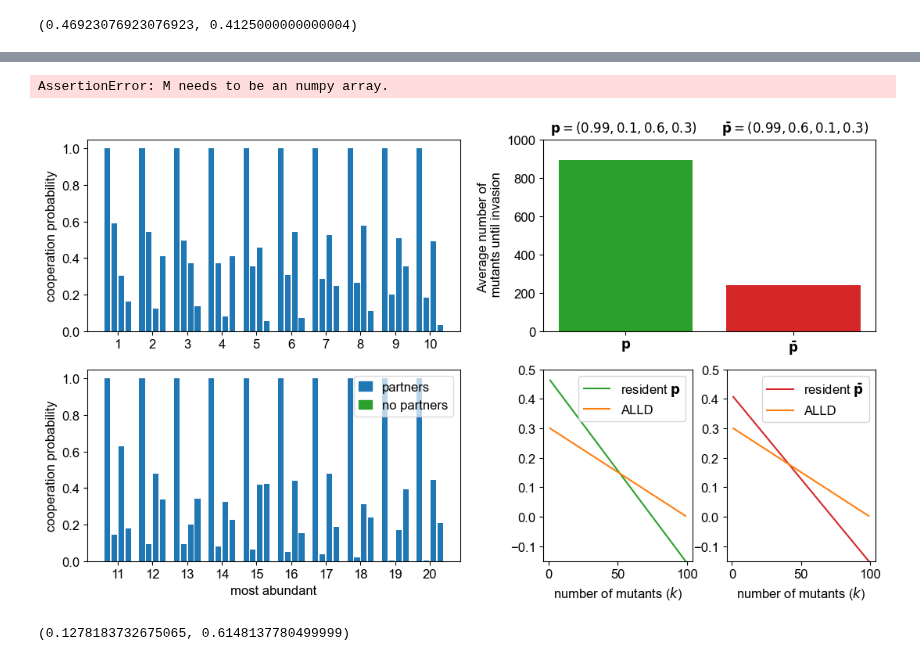
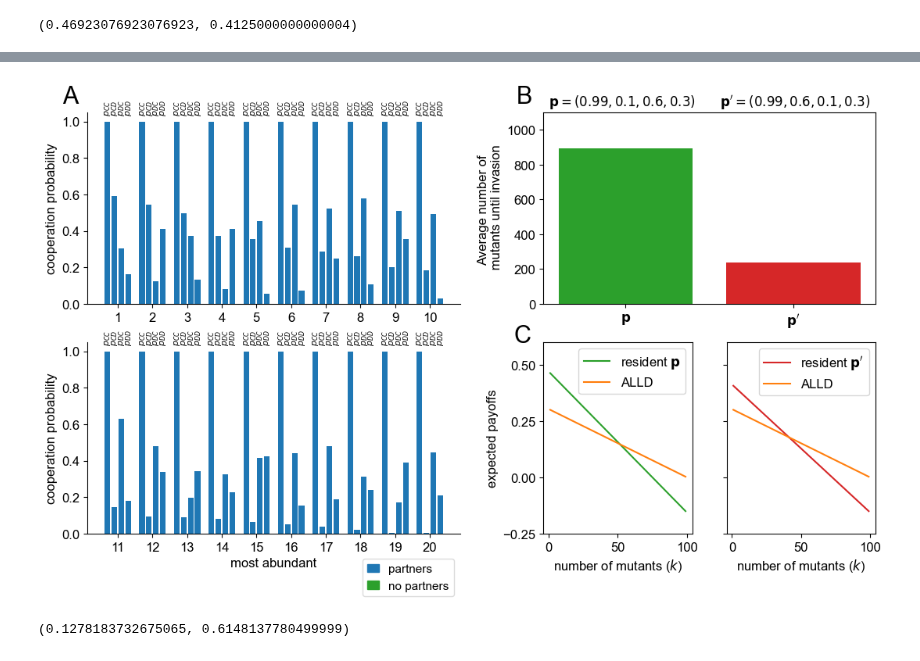
Before and after one commit to Nikoleta-v3/conditional-cooperation-with-longer-memory, a Jupyter notebook: notebooks/Looking into Fig 3.ipynb, the cells around one changed output, grey strips where cells are left out. Drawn from its saved outputs; the diff is of its cells as text; code cells hidden in the pictures.

```diff
--- a/notebooks/Looking into Fig 3.ipynb
+++ b/notebooks/Looking into Fig 3.ipynb
@@ -721,9 +719,7 @@ Sx = np.array([b - c, -c, b, 0])
 
 Sy = np.array([b - c, b, -c, 0])
 # %%
-match_payoffs(resident1 * 2, resident1 * 2, Sx, Sy, memory=2)
+# match_payoffs(resident1 * 2, resident1 * 2, Sx, Sy, memory=2)
-# %% [output]
-AssertionError: M needs to be an numpy array.
 # %%
 payoffsR = []; payoffsM = []
 
@@ -763,6 +759,12 @@ for i, row in top_two_coop.iterrows():
                        row['p_3'],
                        row['p_4']], color=c)
 
+
+        axes["A"].text(j + 0 - .6, row['p_1'] + .05, "$p_{CC}$", fontsize=8, rotation=90)
+        axes["A"].text(j + 1 - .6, row['p_1'] + .05, "$p_{CD}$", fontsize=8, rotation=90)
+        axes["A"].text(j + 2 - .6, row['p_1'] + .05, "$p_{DC}$", fontsize=8, rotation=90)
+        axes["A"].text(j + 3 - .6, row['p_1'] + .05, "$p_{DD}$", fontsize=8, rotation=90)
+
     if i == 10:
         j = 0
     if i >= 10:
@@ -770,61 +772,87 @@ for i, row in top_two_coop.iterrows():
         axes["B"].bar([j + 0, j + 1, j + 2, j + 3],
                       [row['p_1'], row['p_2'], row['p_3'], row['p_4']], color=c)
 
+        axes["B"].text(j + 0 - .6, row['p_1'] + .05, "$p_{CC}$", fontsize=8, rotation=90)
+        axes["B"].text(j + 1 - .6, row['p_1'] + .05, "$p_{CD}$", fontsize=8, rotation=90)
+        axes["B"].text(j + 2 - .6, row['p_1'] + .05, "$p_{DC}$", fontsize=8, rotation=90)
+        axes["B"].text(j + 3 - .6, row['p_1'] + .05, "$p_{DD}$", fontsize=8, rotation=90)
+
+
     j += 5
+
+
+axes["A"].text(-6.5, 1.1, "A", fontsize=22
+)
+
+
+axes["A"].spines[['right', 'top']].set_visible(False)
+axes["B"].spines[['right', 'top']].set_visible(False)
 
 axes["C"].bar([0, 1], [invasion['t'].mean(), invasion2['t'].mean()], color=["tab:green", "tab:red"])
 axes["C"].set_ylim(0, 10 ** 3)
 
 axes["C"].set_ylabel("Average number of \n mutants until invasion")
-axes["C"].set_xticks([0, 1], labels=[r'$\mathbf{p}$', r'$\mathbf{\bar{p}}$'])
+axes["C"].set_xticks([0, 1], labels=[r'$\mathbf{p}$', r"$\mathbf{p'}$"])
 
 axes["D"].plot(range(1, N), payoffsR, label=r'resident $\mathbf{p}$', color='tab:green');
 axes["D"].plot(range(1, N), payoffsM, label='ALLD', color='tab:orange');
 
-axes["E"].plot(range(1, N), payoffsR2, label=r'resident $\mathbf{\bar{p}}$', color='tab:red');
+axes["E"].plot(range(1, N), payoffsR2, label=r"resident $\mathbf{p'}$", color='tab:red');
 axes["E"].plot(range(1, N), payoffsM2, label='ALLD', color='tab:orange');
 
 for letter in ["D", "E"]:
-    axes[letter].set_ylim(-.15, .5)
+    axes[letter].set_ylim(-.15, .6)
     axes[letter].set_xlabel("number of mutants ($k$)")
     axes[letter].legend();
+
+
+axes["D"].set_yticks([-.25, 0, .25, .5])
+axes["E"].set_yticks([-.25, 0, .25, .5], ["" for _ in range(4)])
+
+axes['D'].text(-25, 0.6, "C", fontsize=22)
 
 for letter in ["A", "B"]:
     axes[letter].set_xticks(np.arange(1.5, 50, 5))
     axes[letter].set_ylabel("cooperation probability")
 
+axes["D"].set_ylabel("expected payoffs")
+
 axes["A"].set_xticklabels(np.arange(1, 11, 1));
 axes["B"].set_xticklabels(np.arange(11, 21, 1));
 
-axes['C'].set_title(r'$\mathbf{p} = (0.99, 0.1, 0.6, 0.3) \qquad \mathbf{\bar{p}} = (0.99, 0.6, 0.1, 0.3)$',
+axes['C'].set_title(r"$\mathbf{p} = (0.99, 0.1, 0.6, 0.3) \qquad \mathbf{p'} = (0.99, 0.6, 0.1, 0.3)$",
                    fontsize=12)
 
+axes['C'].set_ylim(0, 1100)
+axes['C'].text(-.65, 1153, "B", fontsize=22)
 
 label = [
         (
             mpatches.Patch(color='tab:blue'),
             f"partners",
         ),
         (
             mpatches.Patch(color='tab:green'),
             f"no partners",
         )
     ]
 
 axes["B"].set_xlabel("most abundant");
 
 axes["B"].legend(
     *zip(*label),
     handlelength=1,
-    fontsize=12,
+    fontsize=11,
     facecolor='white',
-    framealpha=.7
+    framealpha=.7,
+    ncols=1, bbox_to_anchor=(1, -.1)
+
 );
 
 
 fig.savefig("../figures/siFigInvasionR2.pdf", bbox_inches="tight")
 # %% [output]
-[figure, old version]
+[figure, new version]
 # %%
 top_two['p_2'].mean(), top_two['p_3'].mean()
 # %% [output]
```
Also changed, not shown: parts of 6 cells of this notebook, 22 other files.
